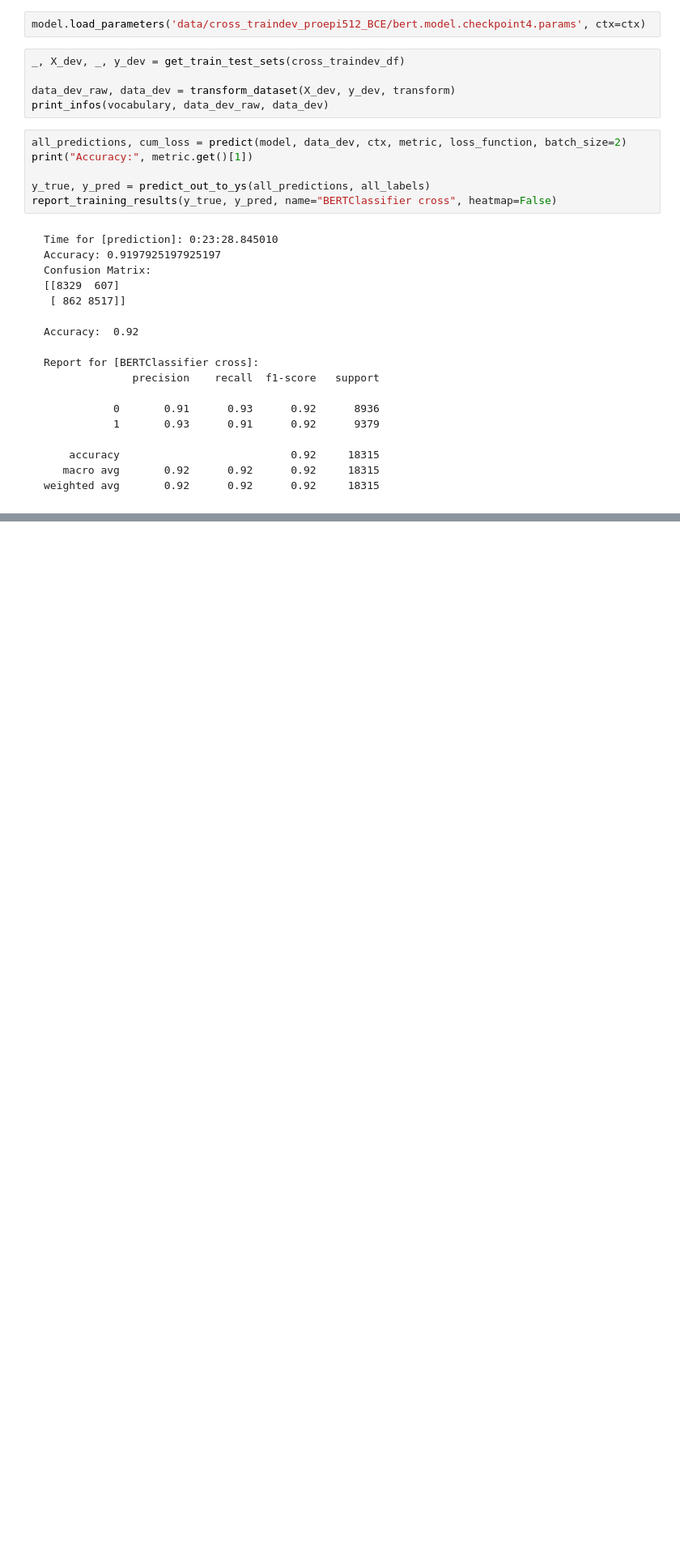
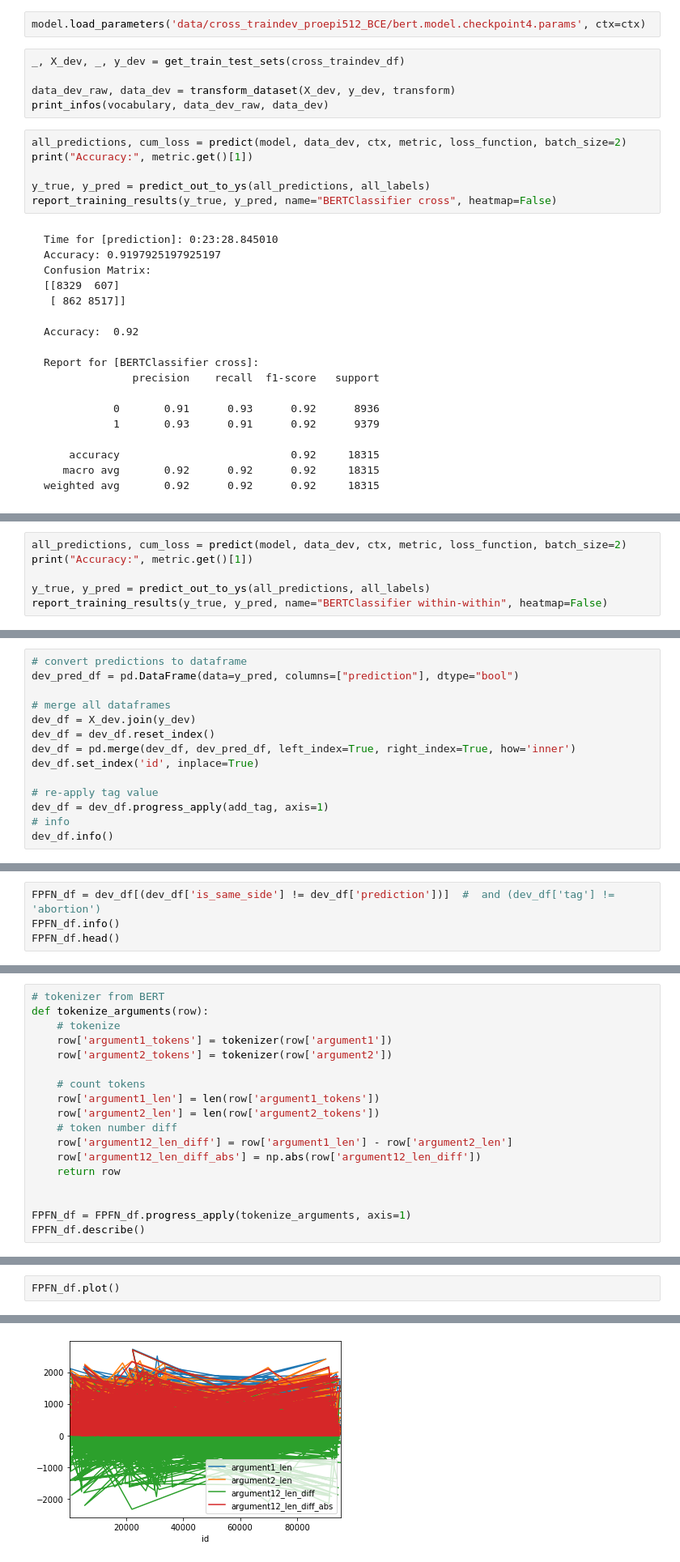
Before and after one commit to webis-de/SAMESIDE-19, a Jupyter notebook: same-side-classification-bert-BCE-prolog+epilog.ipynb, the cells around one changed output, grey strips where cells are left out. Shown at 81% size. Cells and saved outputs as stored; diff of their text form; blank space fills up the shorter version.

Commit message:
add some more details for incorrect predictions

```diff
--- a/same-side-classification-bert-BCE-prolog+epilog.ipynb
+++ b/same-side-classification-bert-BCE-prolog+epilog.ipynb
@@ -1313,0 +1374,6 @@ weighted avg       0.92      0.92      0.92     18315
+# %%
+all_predictions, cum_loss = predict(model, data_dev, ctx, metric, loss_function, batch_size=2)
+print("Accuracy:", metric.get()[1])
+
+y_true, y_pred = predict_out_to_ys(all_predictions, all_labels)
+report_training_results(y_true, y_pred, name="BERTClassifier within-within", heatmap=False)
@@ -1313,0 +1400,14 @@ weighted avg       0.92      0.92      0.92     18315
+# %%
+# convert predictions to dataframe
+dev_pred_df = pd.DataFrame(data=y_pred, columns=["prediction"], dtype="bool")
+
+# merge all dataframes
+dev_df = X_dev.join(y_dev)
+dev_df = dev_df.reset_index()
+dev_df = pd.merge(dev_df, dev_pred_df, left_index=True, right_index=True, how='inner')
+dev_df.set_index('id', inplace=True)
+
+# re-apply tag value
+dev_df = dev_df.progress_apply(add_tag, axis=1)
+# info
+dev_df.info()
@@ -1313,0 +1429,4 @@ weighted avg       0.92      0.92      0.92     18315
+# %%
+FPFN_df = dev_df[(dev_df['is_same_side'] != dev_df['prediction'])]  #  and (dev_df['tag'] != 'abortion')
+FPFN_df.info()
+FPFN_df.head()
@@ -1313,0 +1501,18 @@ weighted avg       0.92      0.92      0.92     18315
+# %%
+# tokenizer from BERT
+def tokenize_arguments(row):
+    # tokenize
+    row['argument1_tokens'] = tokenizer(row['argument1'])
+    row['argument2_tokens'] = tokenizer(row['argument2'])
+
+    # count tokens
+    row['argument1_len'] = len(row['argument1_tokens'])
+    row['argument2_len'] = len(row['argument2_tokens'])
+    # token number diff
+    row['argument12_len_diff'] = row['argument1_len'] - row['argument2_len']
+    row['argument12_len_diff_abs'] = np.abs(row['argument12_len_diff'])
+    return row
+
+
+FPFN_df = FPFN_df.progress_apply(tokenize_arguments, axis=1)
+FPFN_df.describe()
@@ -1313,0 +1530,3 @@ weighted avg       0.92      0.92      0.92     18315
+# %%
+FPFN_df.plot()
+# %% [output]
@@ -1313,0 +1534 @@ weighted avg       0.92      0.92      0.92     18315
+[figure, added]
```
Also changed, not shown: parts of 17 cells of this notebook.
